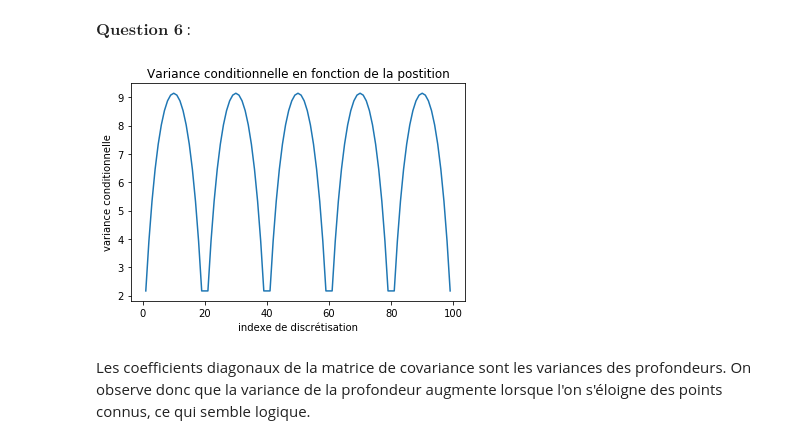
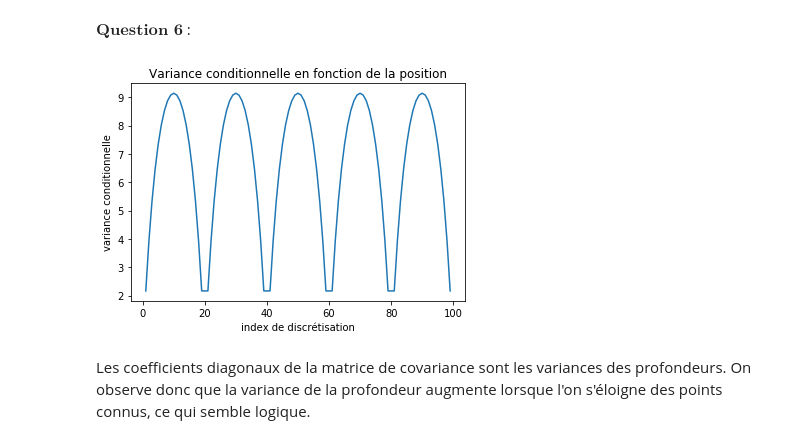
Before and after one commit to florentdup/Projet-maths-info, a Jupyter notebook: projet_cable_sous_marin.ipynb, the cells around one changed output. Saved outputs shown, nothing was run; the diff lists cells and outputs as text; code cells hidden in the pictures.

```diff
--- a/projet_cable_sous_marin.ipynb
+++ b/projet_cable_sous_marin.ipynb
@@ -133,15 +134,15 @@ $\textbf{Question 6}$ :
 # %%
 csy = cov_y - np.dot(cov_yz, np.dot(cov_z_inv, np.transpose(cov_yz)))
 
 fig, ax = plt.subplots()
-ax.set_title("Variance conditionnelle en fonction de la postition")
-ax.set_xlabel('indexe de discrétisation')
+ax.set_title("Variance conditionnelle en fonction de la position")
+ax.set_xlabel('index de discrétisation')
 ax.set_ylabel('variance conditionnelle')
 
 plt.plot(np.delete(np.arange(101),observation_indexes),np.diag(csy))
 plt.show()
 # %% [output]
-[figure, old version]
+[figure, new version]
 # %% [markdown]
 Les coefficients diagonaux de la matrice de covariance sont les variances des profondeurs.
 On observe donc que la variance de la profondeur augmente lorsque l'on s'éloigne des points connus, ce qui semble logique.
```
Also changed, not shown: parts of 26 cells of this notebook.
